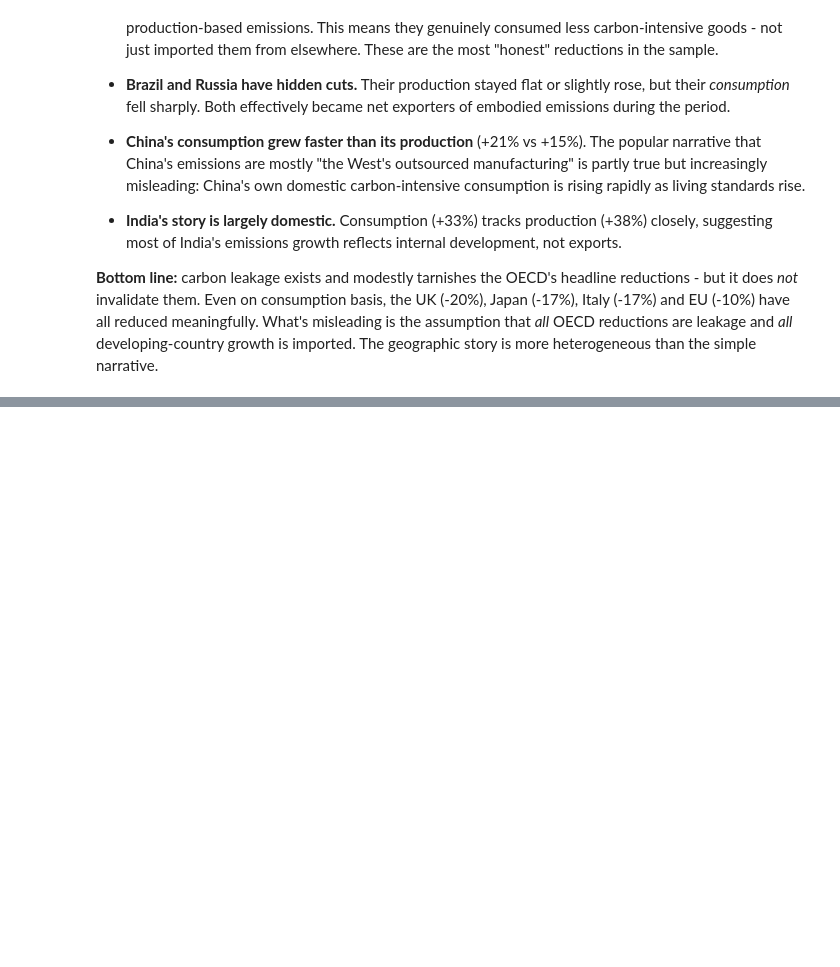
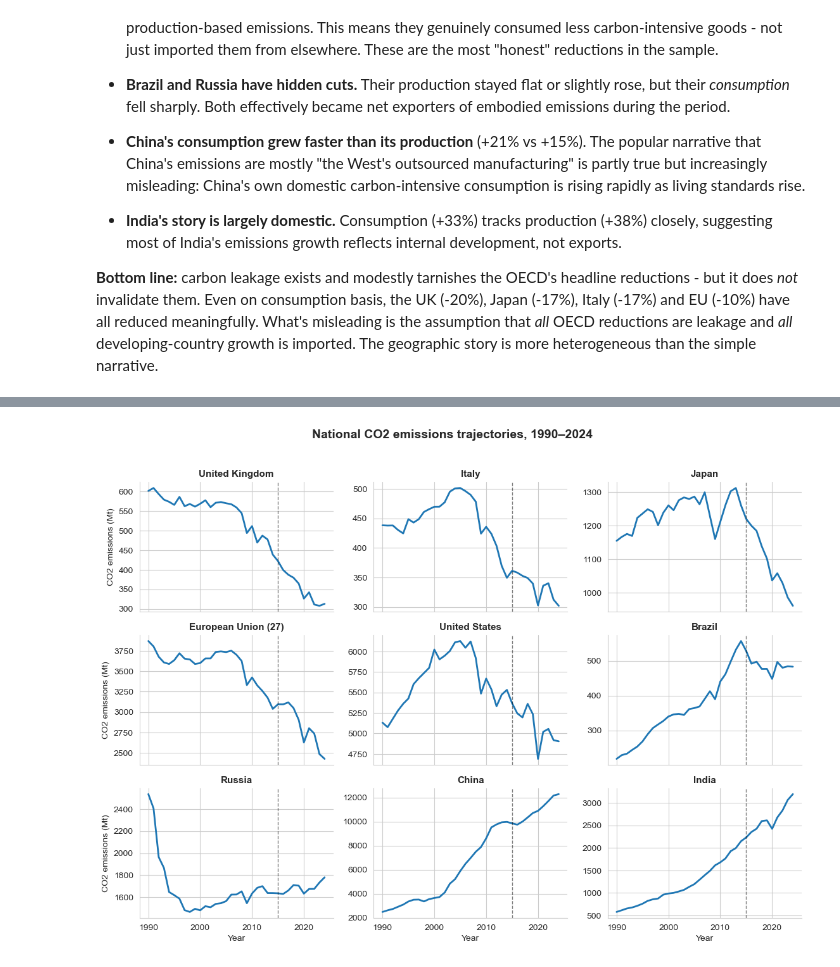
Before and after one commit to edg93/data-science-portfolio, a Jupyter notebook: co2-emissions/notebooks/paris_agreement_analysis.ipynb, the cells around one changed output, grey strips where cells are left out. Drawn from its saved outputs; the diff is of its cells as text; code cells hidden in the pictures; blank space fills up the shorter version.

Commit message:
Complete CO2 analysis: add Section 4 trajectories, plotly chart, conclusion, and key findings

```diff
--- a/co2-emissions/notebooks/paris_agreement_analysis.ipynb
+++ b/co2-emissions/notebooks/paris_agreement_analysis.ipynb
@@ -521,0 +531,16 @@ plt.show()
+# %%
+query = """
+SELECT
+    year,
+    country,
+    CAST(co2 AS REAL) as co2_emissions
+FROM co2
+WHERE country IN ('China', 'United States', 'India', 'European Union (27)',
+                  'United Kingdom', 'Russia', 'Japan', 'Brazil', 'Italy')
+AND year >= 1990
+AND co2 != ''
+ORDER BY country, year;
+"""
+
+trajectories = pd.read_sql_query(query, conn)
+trajectories.head()
@@ -521,0 +554,30 @@ plt.show()
+# %%
+g = sns.relplot(
+    data=trajectories,
+    x='year',
+    y='co2_emissions',
+    col='country',
+    col_wrap=3,
+    col_order=country_order,
+    kind='line',
+    linewidth=2,
+    height=2.7,
+    aspect=1.4,
+    facet_kws={'sharey': False}  # each panel gets its own y-axis
+)
+
+# Add Paris marker to every panel
+for ax in g.axes.flat:
+    ax.axvline(x=PARIS_YEAR, color='black', linestyle='--', linewidth=1, alpha=0.5)
+    ax.spines['top'].set_visible(False)
+    ax.spines['right'].set_visible(False)
+
+g.set_titles('{col_name}', size=11, weight='bold')
+g.set_axis_labels('Year', 'CO2 emissions (Mt)')
+g.figure.suptitle('National CO2 emissions trajectories, 1990–2024',
+                  fontsize=14, fontweight='bold', y=1.02)
+
+plt.tight_layout()
+plt.show()
+# %% [output]
+[figure, added]
```
Also changed, not shown: parts of 8 cells of this notebook, 1 other file.
